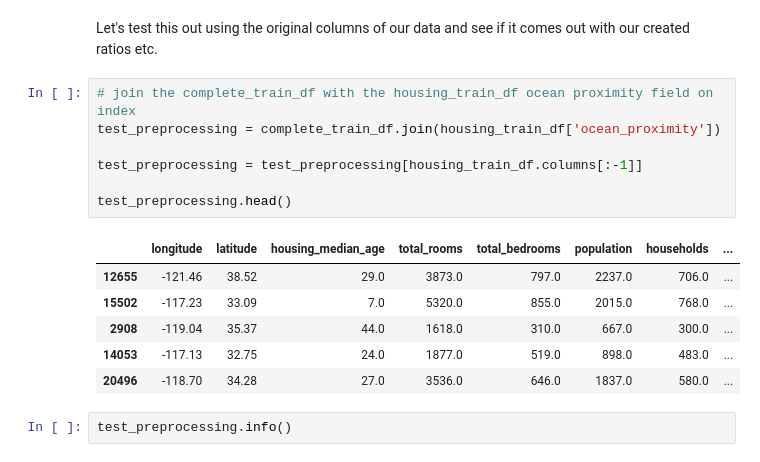
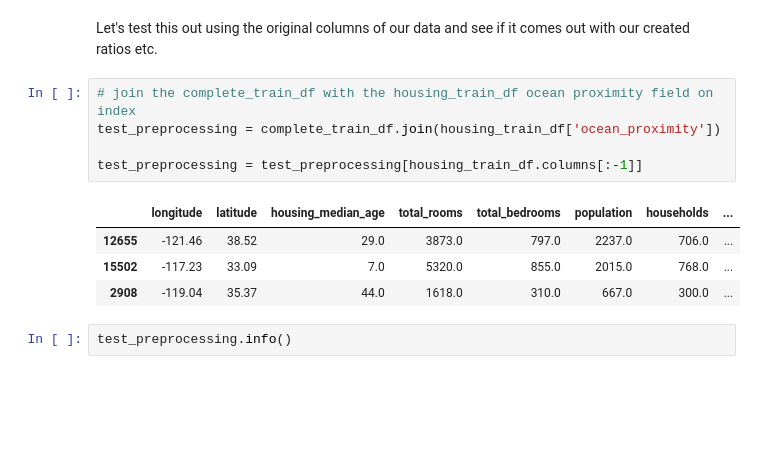
Before and after one commit to NickMarini/data-science, a Jupyter notebook: notebooks/california_housing.ipynb, the cells around one changed output. Cells and saved outputs as stored; diff of their text form; blank space fills up the shorter version.

```diff
--- a/notebooks/california_housing.ipynb
+++ b/notebooks/california_housing.ipynb
@@ -620,17 +622,13 @@ Let's test this out using the original columns of our data and see if it comes o
 # %%
 # join the complete_train_df with the housing_train_df ocean proximity field on index
 test_preprocessing = complete_train_df.join(housing_train_df['ocean_proximity'])
 
 test_preprocessing = test_preprocessing[housing_train_df.columns[:-1]]
-
-test_preprocessing.head()
 # %% [output]
 |  | longitude | latitude | housing_median_age | total_rooms | total_bedrooms | population | households | ... |
 | 12655 | -121.46 | 38.52 | 29.0 | 3873.0 | 797.0 | 2237.0 | 706.0 | ... |
 | 15502 | -117.23 | 33.09 | 7.0 | 5320.0 | 855.0 | 2015.0 | 768.0 | ... |
 | 2908 | -119.04 | 35.37 | 44.0 | 1618.0 | 310.0 | 667.0 | 300.0 | ... |
-| 14053 | -117.13 | 32.75 | 24.0 | 1877.0 | 519.0 | 898.0 | 483.0 | ... |
-| 20496 | -118.70 | 34.28 | 27.0 | 3536.0 | 646.0 | 1837.0 | 580.0 | ... |
 # %%
 test_preprocessing.info()
 # %% [output]
```
Also changed, not shown: parts of 9 cells of this notebook.
